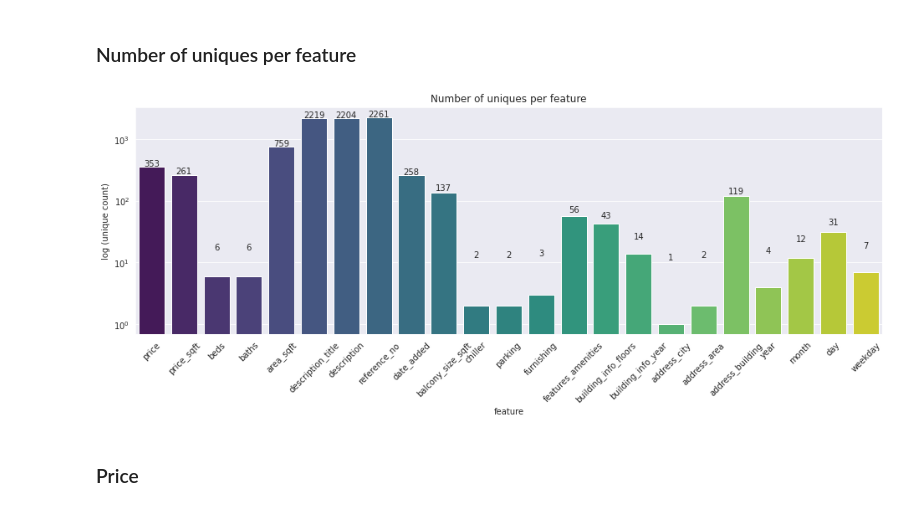
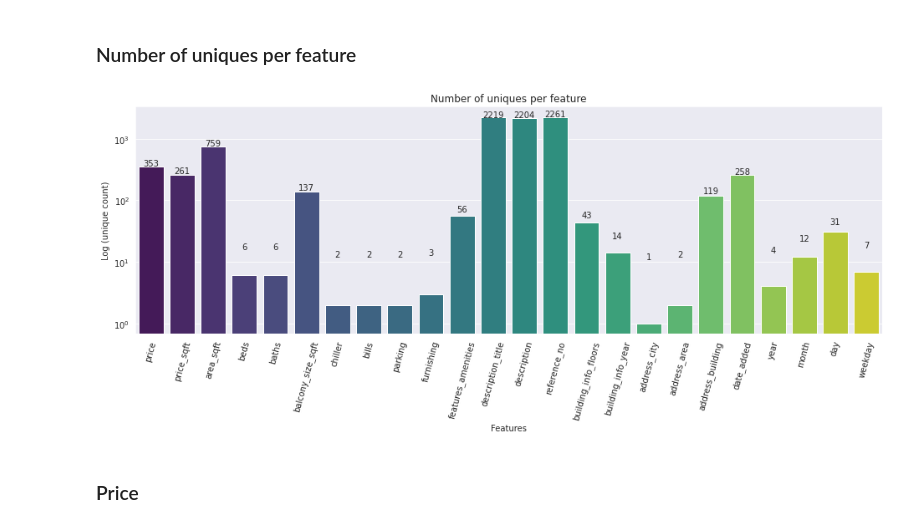
Before and after one commit to imeleges/REMA_Dubai, a Jupyter notebook: bayut_dubai_difc_downtown.ipynb, the cells around one changed output. Saved outputs shown, nothing was run; the diff lists cells and outputs as text; code cells hidden in the pictures.

```diff
--- a/bayut_dubai_difc_downtown.ipynb
+++ b/bayut_dubai_difc_downtown.ipynb
@@ -545,23 +549,24 @@ Index(['price', 'beds', 'baths', 'area_sqft', 'description_title',
 # %%
 data = data.reindex(columns=['price',
                              'price_sqft',
+                             'area_sqft',
                              'beds',
                              'baths',
-                             'area_sqft',
+                             'balcony_size_sqft',
+                             'chiller',
+                             'bills',
+                             'parking',
+                             'furnishing',
+                             'features_amenities',
                              'description_title',
                              'description',
                              'reference_no',
-                             'date_added',
-                             'balcony_size_sqft',
-                             'chiller',
-                             'parking',
-                             'furnishing',
-                             'features_amenities',
                              'building_info_floors',
                              'building_info_year',
                              'address_city',
                              'address_area',
                              'address_building',
+                             'date_added',
                              'year',
                              'month',
                              'day',
@@ -571,26 +576,26 @@ data = data.reindex(columns=['price',
 # %%
 plt.figure(figsize=(16, 5))
 
 cols = data.columns
 uniques = [len(data[col].unique()) for col in cols]
 
 ax = sns.barplot(x = cols,
                  y = uniques,
                  palette = 'viridis',
                  log = True,
                  )
 
-ax.set(xlabel = 'feature',
-       ylabel = 'log (unique count)',
+ax.set(xlabel = 'Features',
+       ylabel = 'Log (unique count)',
        title = 'Number of uniques per feature',
        )
 
 for p, uniq in zip(ax.patches, uniques):
   ax.text(p.get_x() + p.get_width()/2., uniq + 10, uniq, ha = 'center')
 
-ax.set_xticklabels(ax.get_xticklabels(), rotation = 45);
+ax.set_xticklabels(ax.get_xticklabels(), rotation = 75);
 # %% [output]
-[figure, old version]
+[figure, new version]
 # %% [markdown]
 ### Price
 # %% [markdown]
```
Also changed, not shown: parts of 9 cells of this notebook.
